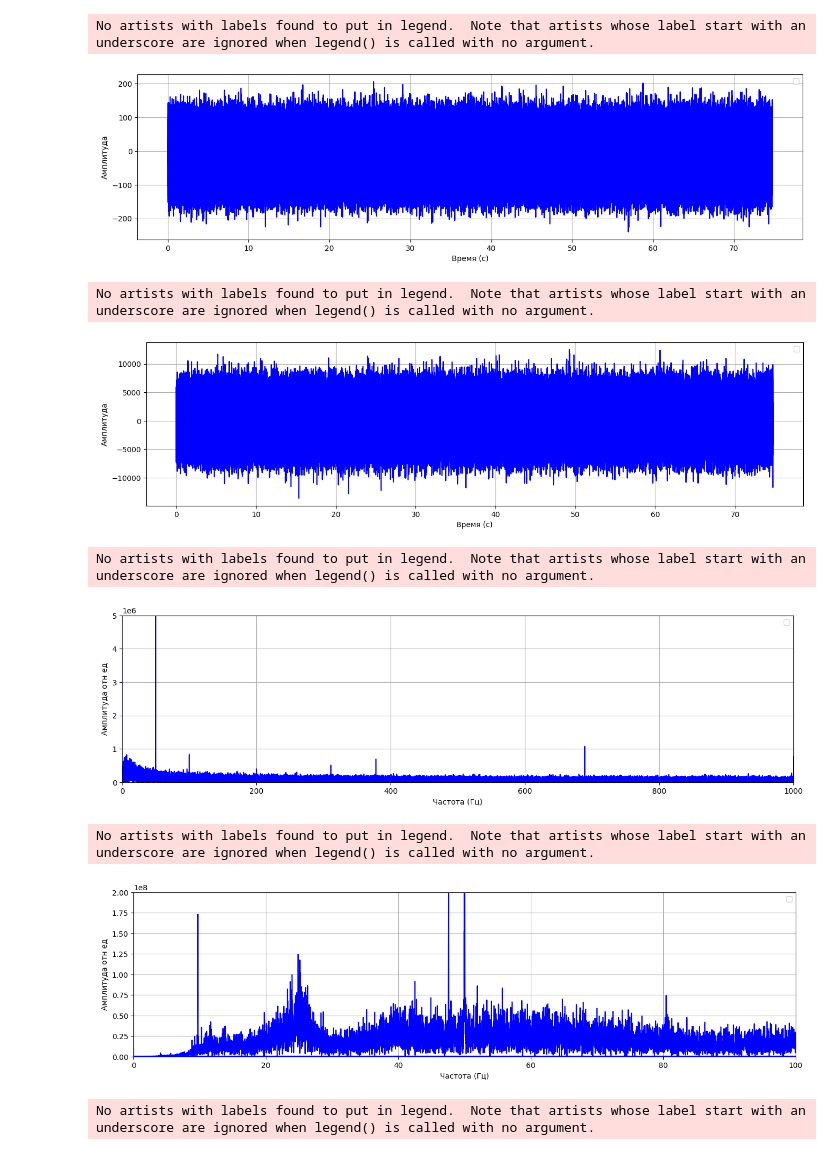
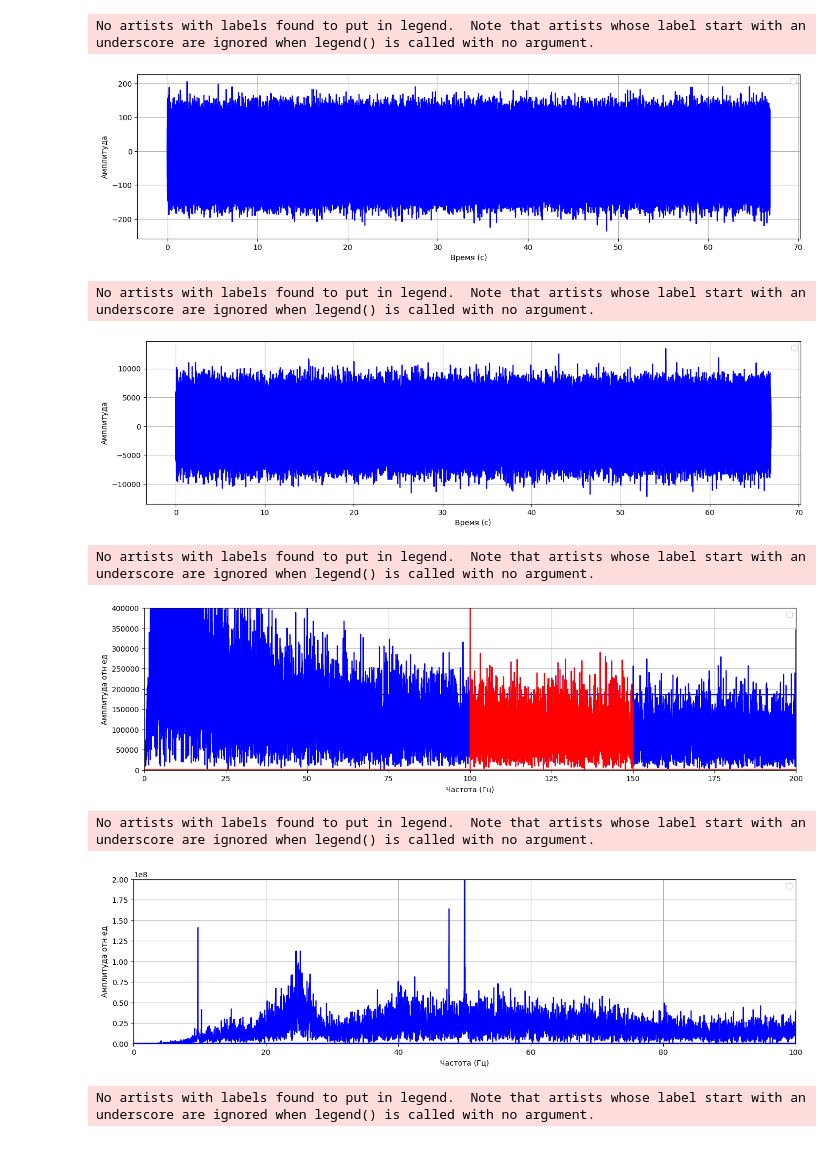
Before and after one commit to bdExplore/Scientific, a Jupyter notebook: Python/pgd_2209.ipynb, the cells around one changed output. Cells and saved outputs as stored; diff of their text form; code cells hidden in the pictures.

```diff
--- a/Python/pgd_2209.ipynb
+++ b/Python/pgd_2209.ipynb
@@ -8,5 +8,6 @@ from audio_function import filt_freq, RMS
 # %%
-fs, data_2209_pgd = wavfile.read('/Users/bogda/Desktop/Acoustics/Scientific/Исходные данные/2025_1003/2025_1003_1833/MIC1.WAV')
-fs, data_2209_micr = wavfile.read('/Users/bogda/Desktop/Acoustics/Scientific/Исходные данные/2025_1003/2025_1003_1833/MIC2.WAV')
+fs, data_2209_pgd = wavfile.read('/Users/bogda/Desktop/Acoustics/Scientific/Исходные данные/2025_1003/2025_1003_1842/MIC1.WAV')
+fs, data_2209_micr = wavfile.read('/Users/bogda/Desktop/Acoustics/Scientific/Исходные данные/2025_1003/2025_1003_1842/MIC2.WAV')
 fs, data_2209_micr_calibr = wavfile.read('/Users/bogda/Desktop/Acoustics/Scientific/Исходные данные/2025_1003/2025_1003_1847/MIC2.WAV')
 fs, data_2209_gen = wavfile.read('/Users/bogda/Desktop/Acoustics/Scientific/Исходные данные/2025_1003/2025_1003_1851/MIC1.WAV')
+fs, data_micr_gen = wavfile.read('/Users/bogda/Desktop/Acoustics/Scientific/Исходные данные/2025_0926_1855/MIC2.WAV')
@@ -27,7 +48,7 @@ plt.grid(True)
 plt.show()
 # %% [output]
 No artists with labels found to put in legend.  Note that artists whose label start with an underscore are ignored when legend() is called with no argument.
-[figure, old version]
+[figure, new version]
 # %%
 t_micr = np.arange(len(data_2209_micr))/fs
 f_micr = fftfreq(len(data_2209_micr), 1 / fs)
@@ -40,20 +61,22 @@ plt.grid(True)
 plt.show()
 # %% [output]
 No artists with labels found to put in legend.  Note that artists whose label start with an underscore are ignored when legend() is called with no argument.
-[figure, old version]
+[figure, new version]
 # %%
 plt.figure(figsize=(16,4))
+aaaaa = filt_freq(fft(data_2209_pgd), 100, 150, fs)
 plt.plot(f_pgd, np.abs(fft(data_2209_pgd)), color='blue')
+plt.plot(f_pgd, np.abs(aaaaa), color='red')
 plt.legend()
 plt.xlabel("Частота (Гц)")
 plt.ylabel("Амплитуда отн ед")
 plt.grid(True)
-plt.xlim(0, 1000)
-plt.ylim(0, 0.5e7)
+plt.xlim(0, 200)
+plt.ylim(0, 400000)
 plt.show()
 # %% [output]
 No artists with labels found to put in legend.  Note that artists whose label start with an underscore are ignored when legend() is called with no argument.
-[figure, old version]
+[figure, new version]
 # %%
 plt.figure(figsize=(16,4))
 plt.plot(f_micr, np.abs(fft(data_2209_micr)), color='blue')
@@ -66,7 +89,7 @@ plt.ylim(0, 2e8)
 plt.show()
 # %% [output]
 No artists with labels found to put in legend.  Note that artists whose label start with an underscore are ignored when legend() is called with no argument.
-[figure, old version]
+[figure, new version]
 # %%
 t_micr_calibr = np.arange(len(data_2209_micr_calibr))/fs
 f_micr_calibr = fftfreq(len(data_2209_micr_calibr), 1 / fs)
```
Also changed, not shown: parts of 20 cells of this notebook, 4 other files.
